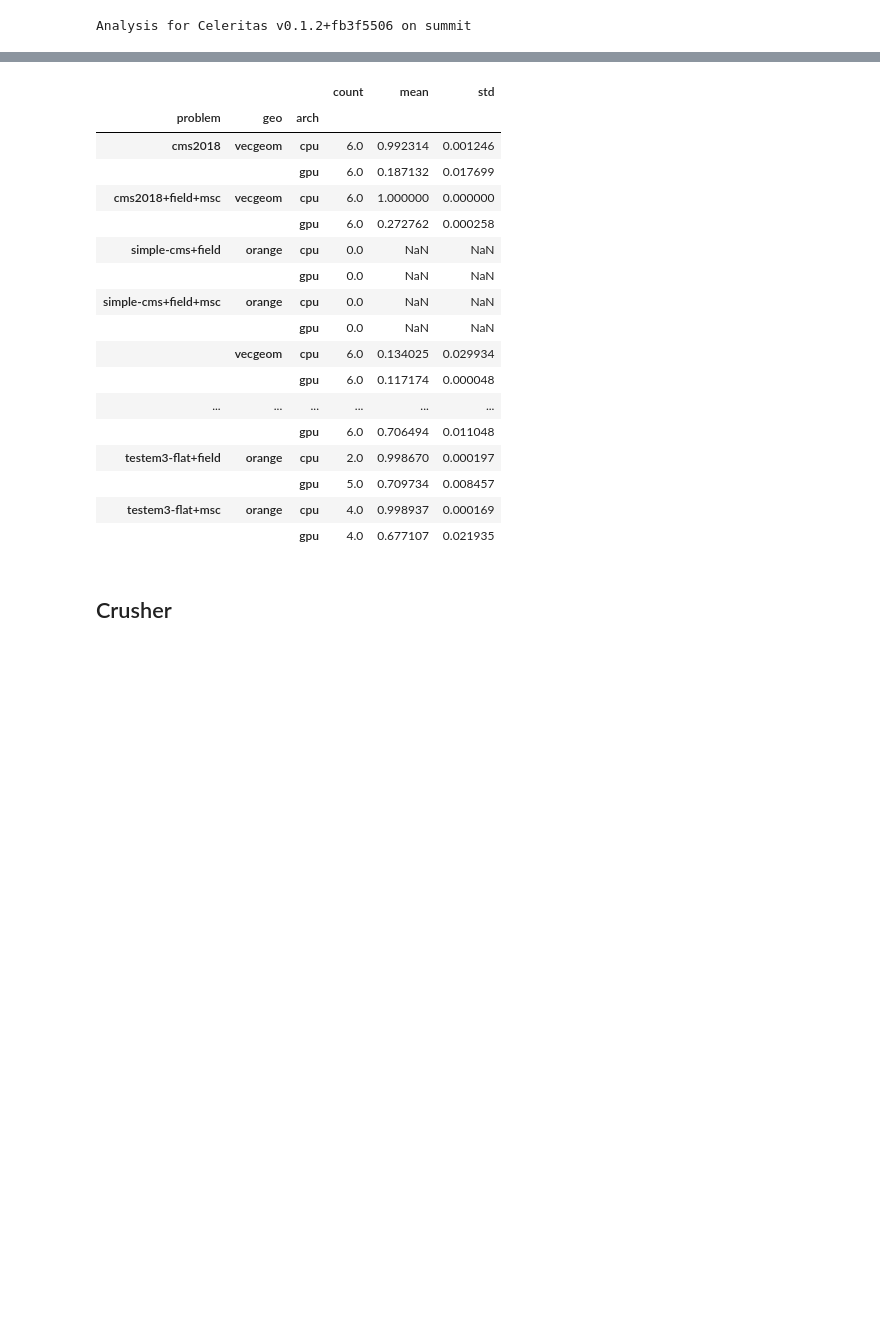
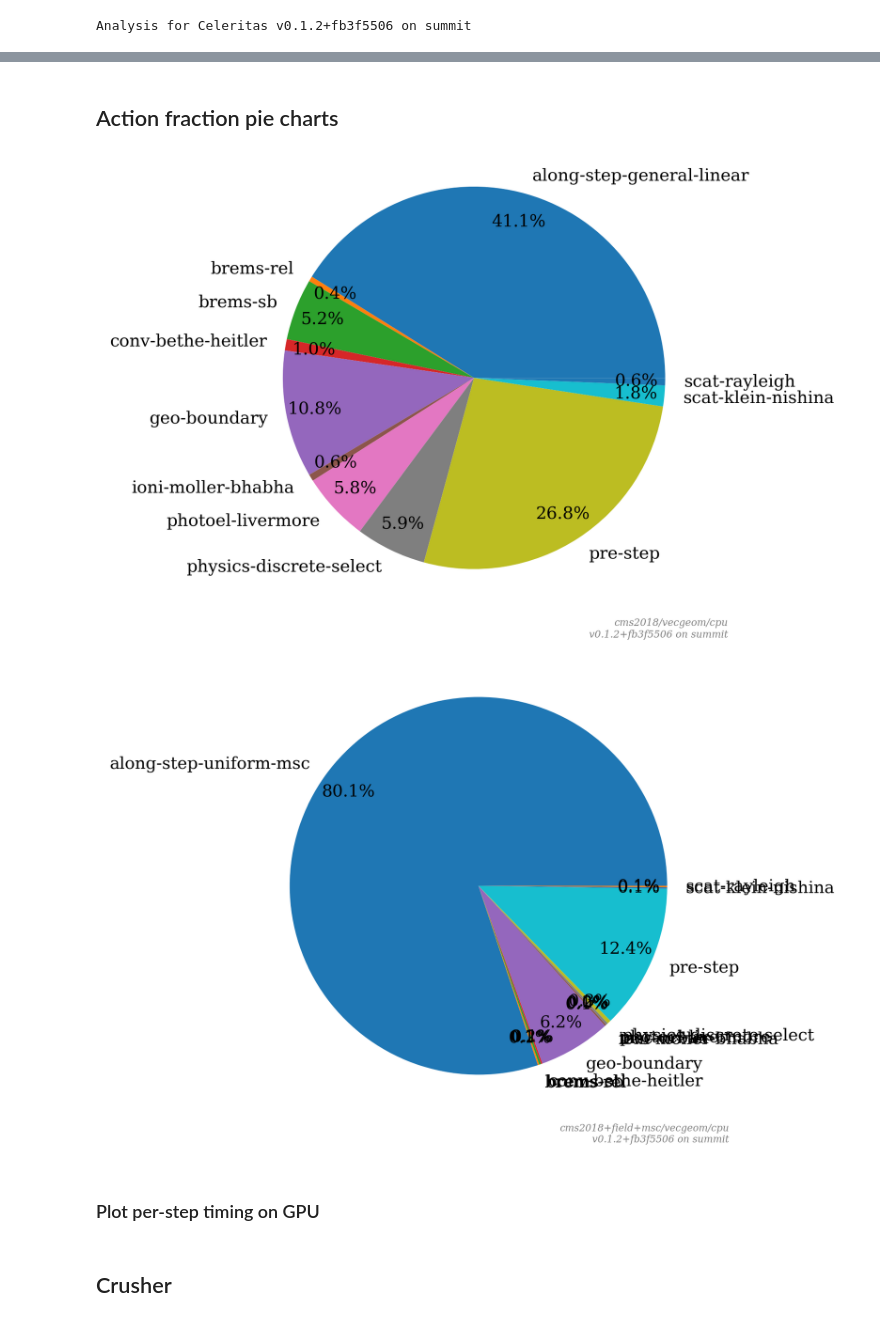
Before and after one commit to celeritas-project/regression, a Jupyter notebook: analysis.ipynb, the cells around one changed output, grey strips where cells are left out. Cells and saved outputs as stored; diff of their text form; code cells hidden in the pictures; blank space fills up the shorter version.

Commit message:
Add new plots

```diff
--- a/analysis.ipynb
+++ b/analysis.ipynb
@@ -84,2 +179,16 @@ dtype: float64
 # %%
-speedup = get_cpugpu_ratio(summed[('total_time', 'mean')])
+speedup = analyze.get_cpugpu_ratio(summed['total_time'])
+fig, ax = plt.subplots()
+plot_results(ax, speedup)
+ax.set_ylabel("Speedup (7-CPU / 1-GPU wall time)")
+analyze.annotate_metadata(ax, summit);
+fig.savefig('plots/speedups.pdf', transparent=True)
+plt.close()
+# %%
+fig, axes = plt.subplots(nrows=2, figsize=(4,4), subplot_kw=dict(yscale='log'))
+for (ax, q) in zip(axes, ['step', 'primary']):
+    plot_results(ax, analyze.inverse_summary(summed['avg_time_per_' + q]))
+    ax.set_ylabel(q + ' per sec')
+    ax.legend()
+fig.savefig('plots/steps-vs-primaries.png', dpi=300)
+plt.close()
@@ -105,24 +227,30 @@ dtype: object
-# %%
-summed['slot_occupancy']
-# %% [output]
-|  |  |  | count | mean | std |
-| problem | geo | arch |  |  |  |
-| cms2018 | vecgeom | cpu | 6.0 | 0.992314 | 0.001246 |
-|  |  | gpu | 6.0 | 0.187132 | 0.017699 |
-| cms2018+field+msc | vecgeom | cpu | 6.0 | 1.000000 | 0.000000 |
-|  |  | gpu | 6.0 | 0.272762 | 0.000258 |
-| simple-cms+field | orange | cpu | 0.0 | NaN | NaN |
-|  |  | gpu | 0.0 | NaN | NaN |
-| simple-cms+field+msc | orange | cpu | 0.0 | NaN | NaN |
-|  |  | gpu | 0.0 | NaN | NaN |
-|  | vecgeom | cpu | 6.0 | 0.134025 | 0.029934 |
-|  |  | gpu | 6.0 | 0.117174 | 0.000048 |
-| ... | ... | ... | ... | ... | ... |
-|  |  | gpu | 6.0 | 0.706494 | 0.011048 |
-| testem3-flat+field | orange | cpu | 2.0 | 0.998670 | 0.000197 |
-|  |  | gpu | 5.0 | 0.709734 | 0.008457 |
-| testem3-flat+msc | orange | cpu | 4.0 | 0.998937 | 0.000169 |
-|  |  | gpu | 4.0 | 0.677107 | 0.021935 |
-# %%
-(fig, ax) = plt.subplots()
-plot_counts(ax, full);
+# %% [markdown]
+## Action fraction pie charts
+# %%
+mean_action_times = summit.action_times().xs('mean', axis=1, level=1).T
+mean_action_times.sort_index(inplace=True)
+# %%
+for ext in ["", "+field+msc"]:
+    prob_geo = ('cms2018'+ext, 'vecgeom')
+    temp = mean_action_times.xs(prob_geo, axis=1, level=('problem', 'geo')).dropna()
+
+    for (arch, series) in temp.iteritems():
+        (fig, ax) = plt.subplots(figsize=(4, 4))
+        ax.pie(series, labels=series.index, autopct='%1.1f%%', pctdistance=0.85)
+        ax.axis('equal')
+        name = prob_geo + (arch,)
+        slashname = "/".join(name)
+        fig.text(
+            0.98, 0.02, f"{slashname}\n{summit.version} on {summit.system}",
+            va='bottom', ha='right',
+            fontstyle='italic', color=(0.5,)*3, size='xx-small',
+            zorder=-100
+        )
+        dashname = "-".join(name)
+    fig.savefig(f'plots/{dashname}.pdf', transparent=True)
+    plt.close()
+# %% [output]
+[figure, added]
+[figure, added]
+# %% [markdown]
+### Plot per-step timing on GPU
```
Also changed, not shown: parts of 22 cells of this notebook, 13 other files.
